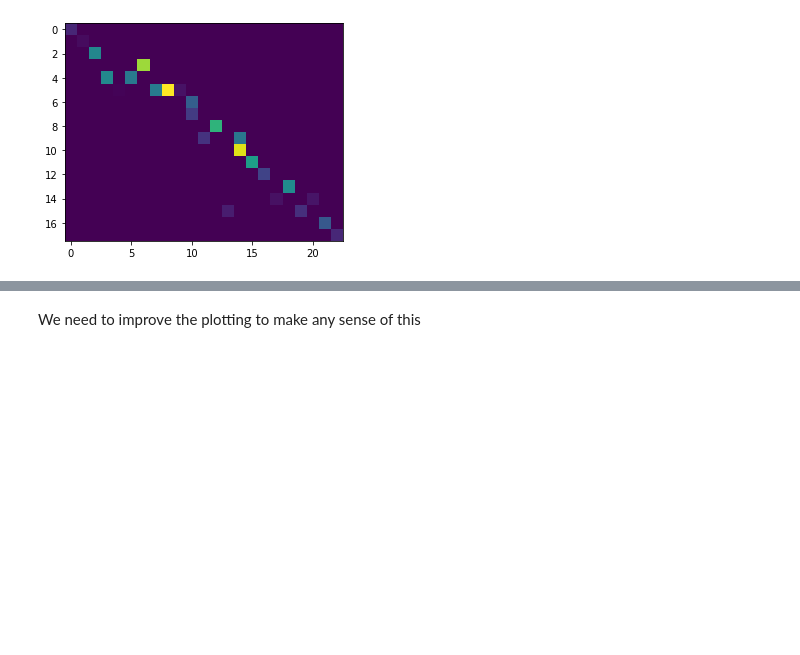
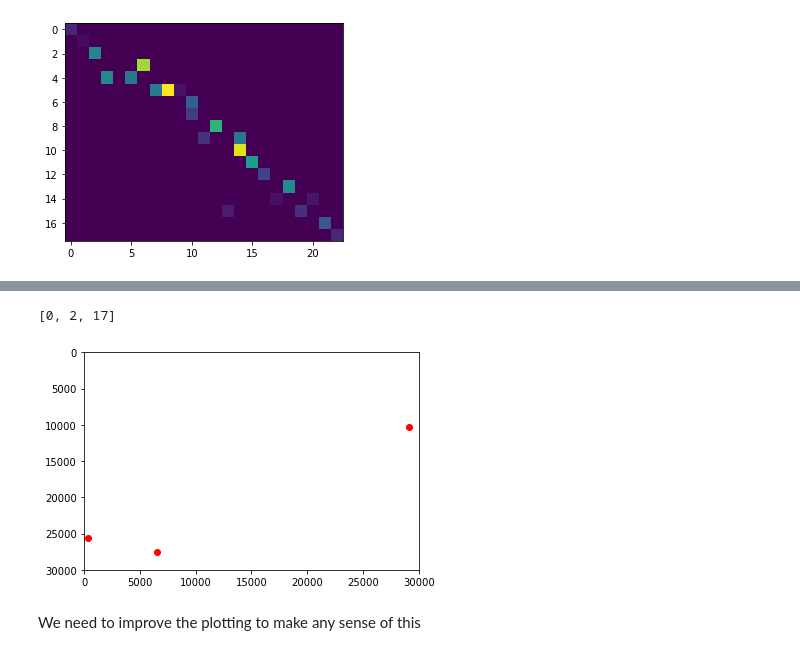
Before and after one commit to Wornbard/optimal_transport, a Jupyter notebook: code/real_data_tracking.ipynb, the cells around one changed output, grey strips where cells are left out. Drawn from its saved outputs; the diff is of its cells as text; code cells hidden in the pictures; blank space fills up the shorter version.

```diff
--- a/code/real_data_tracking.ipynb
+++ b/code/real_data_tracking.ipynb
@@ -151,3 +153,24 @@ for i in created:
+# %%
+removed=[]
+
+for idx,transport in enumerate(P.transpose()[1]):
+    if transport>0.3*new_si[idx][0]:
+        removed+=[idx-2]#accounting for the additional 2 entries
+print(removed)
+# %% [output]
+[0, 2, 17]
+# %%
+fig,ax=plt.subplots()
+
+ax.set_xlim([0,grid[0]])
+ax.set_ylim([0,grid[1]])
+fig.gca().invert_yaxis()
+
+
+for i in removed:
+    ax.scatter(sp[i][0],sp[i][1],color='red')
+# %% [output]
+[figure, added]
 # %% [markdown]
 We need to improve the plotting to make any sense of this
 # %%
```
Also changed, not shown: parts of 9 cells of this notebook, 7 other files.
